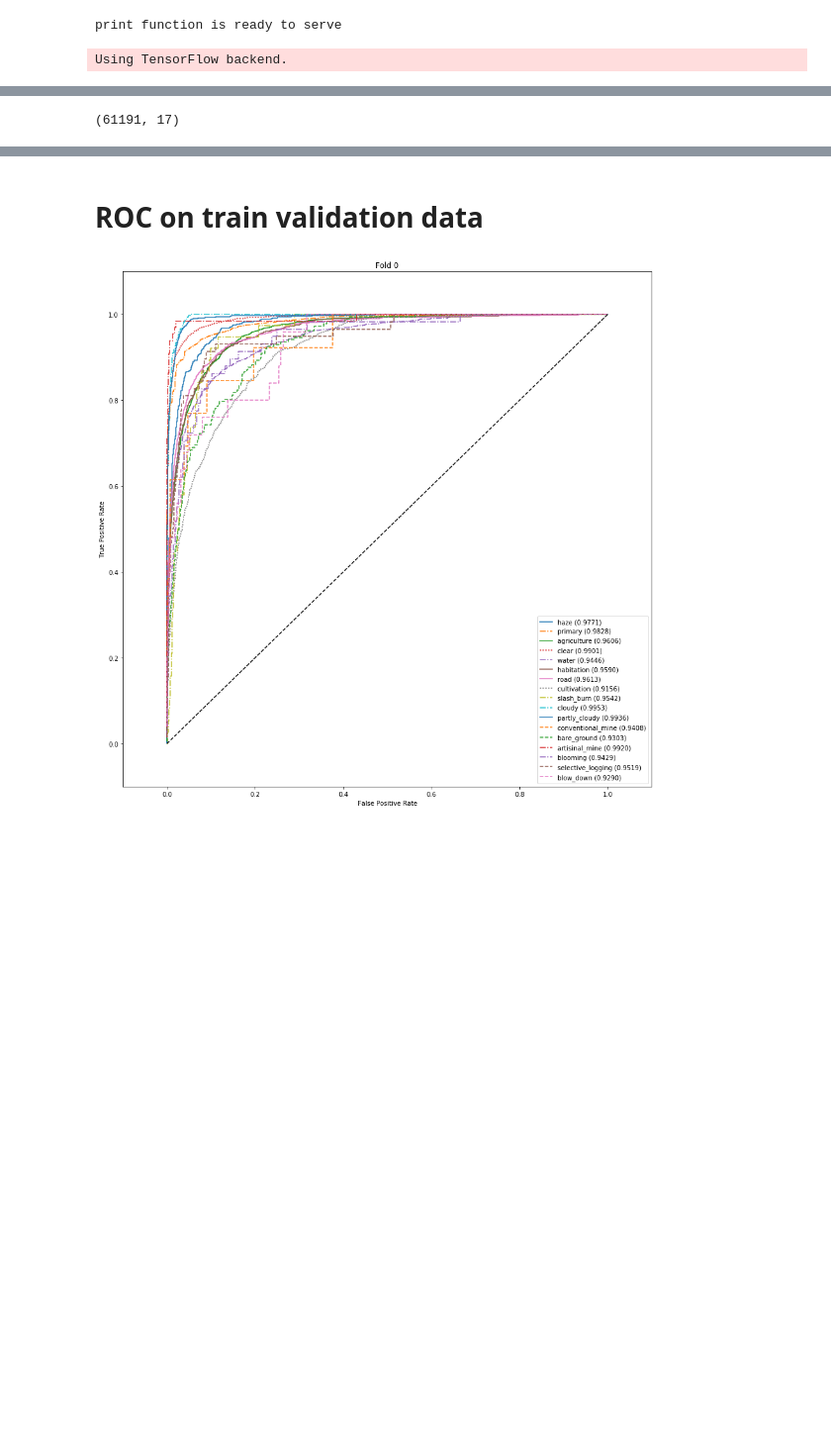
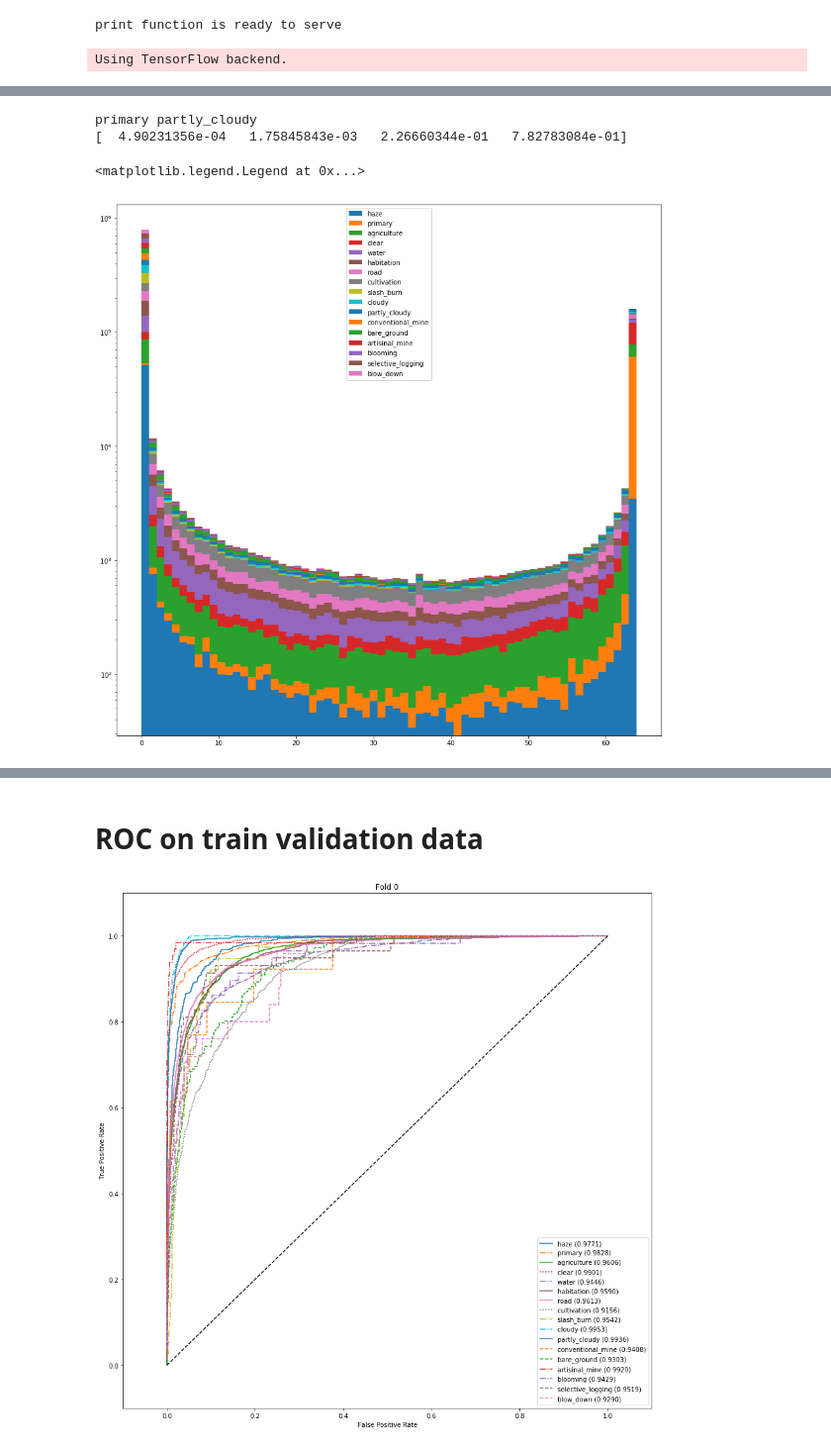
Before and after one commit to kylinorange/kaggle-planet, a Jupyter notebook: notebooks/Ensemble.ipynb, the cells around one changed output, grey strips where cells are left out. Shown at 99% size. Saved outputs shown, nothing was run; the diff lists cells and outputs as text; code cells hidden in the pictures; blank space fills up the shorter version.

```diff
--- a/Ensemble.ipynb
+++ b/notebooks/Ensemble.ipynb
@@ -72,13 +152,15 @@ result.to_csv('submission.v13.avgens.csv', index = None)
+# %%
+print(pred_to_tags_2(pred[4]))
+print(pred[4,[0,3,9,10]])
+# %% [output]
+primary partly_cloudy
+[  4.90231356e-04   1.75845843e-03   2.26660344e-01   7.82783084e-01]
 # %%
-thres = [0.2]*17
-pred_sum = np.zeros((N_TEST, N_TAGS))
-for n in range(8):
-    current_pred = (np.load(os.path.join(PLANET_KAGGLE_ROOT, 'ensemble', 'raw_pred.v13-n{}.npy'.format(n))) > 0.2).astype('int')
-    pred_sum += current_pred
-pred_sum = (pred_sum >= 4).astype('int')
-result = tags.pred_to_output(pred_sum, thres)
-result.to_csv('submission.v13.voteens.csv', index = None)
+# thres = [0.2]*17
+# pred_sum = np.zeros((N_TEST, N_TAGS))
+# for n in range(8):
+#     current_pred = (np.load(os.path.join(PLANET_KAGGLE_ROOT, 'ensemble', 'raw_pred.v13-n{}.npy'.format(n))) > 0.2).astype('int')
+#     pred_sum += current_pred
+# pred_sum = (pred_sum >= 4).astype('int')
+# result = tags.pred_to_output(pred_sum, thres)
+# result.to_csv('submission.v13.voteens.csv', index = None)
-# %%
-pred_sum.shape
-# %% [output]
-(61191, 17)
@@ -84,0 +181,7 @@ pred_sum.shape
+# %%
+plt.figure(figsize=(15,15))
+plt.hist(pred_sum, bins=65, label=[tags.idx_to_tag(i) for i in range(N_TAGS)], stacked=True, log=True)
+plt.legend()
+# %% [output]
+<matplotlib.legend.Legend at 0x...>
+[figure, added]
```
Also changed, not shown: parts of 14 cells of this notebook, 27 other files.
